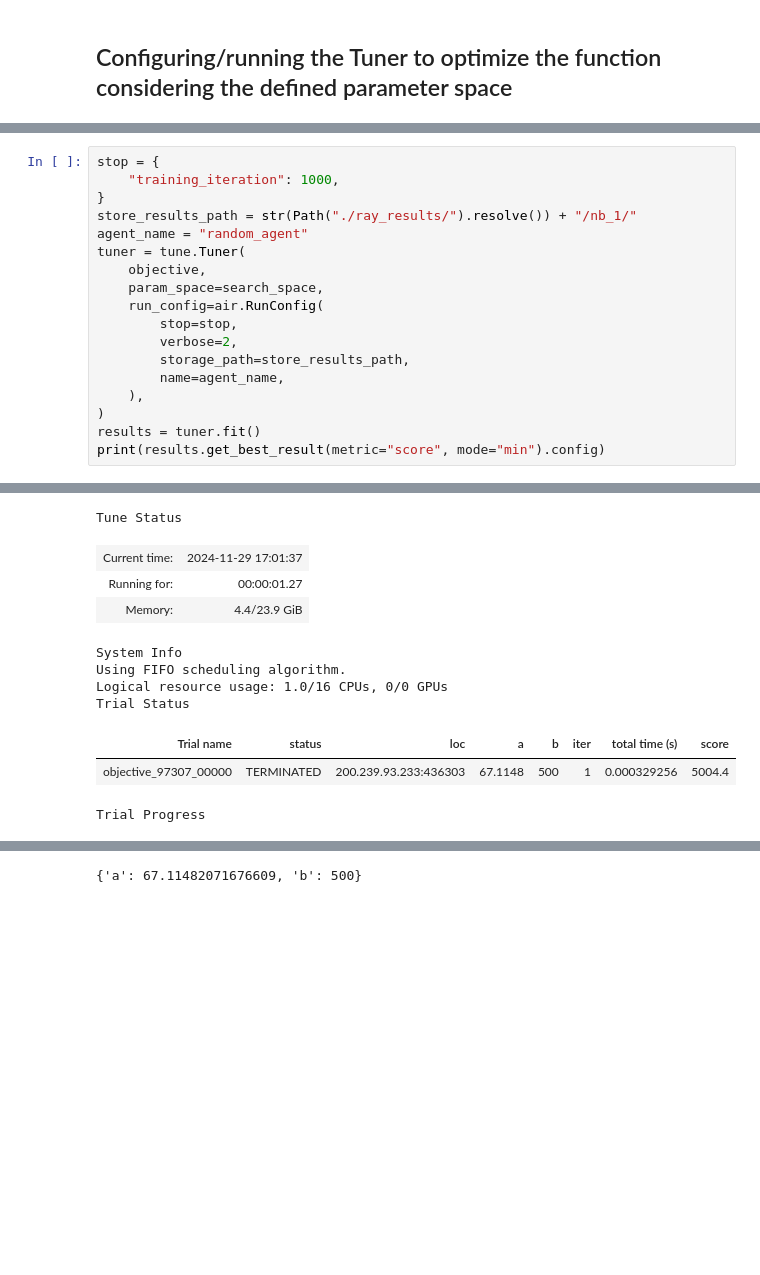
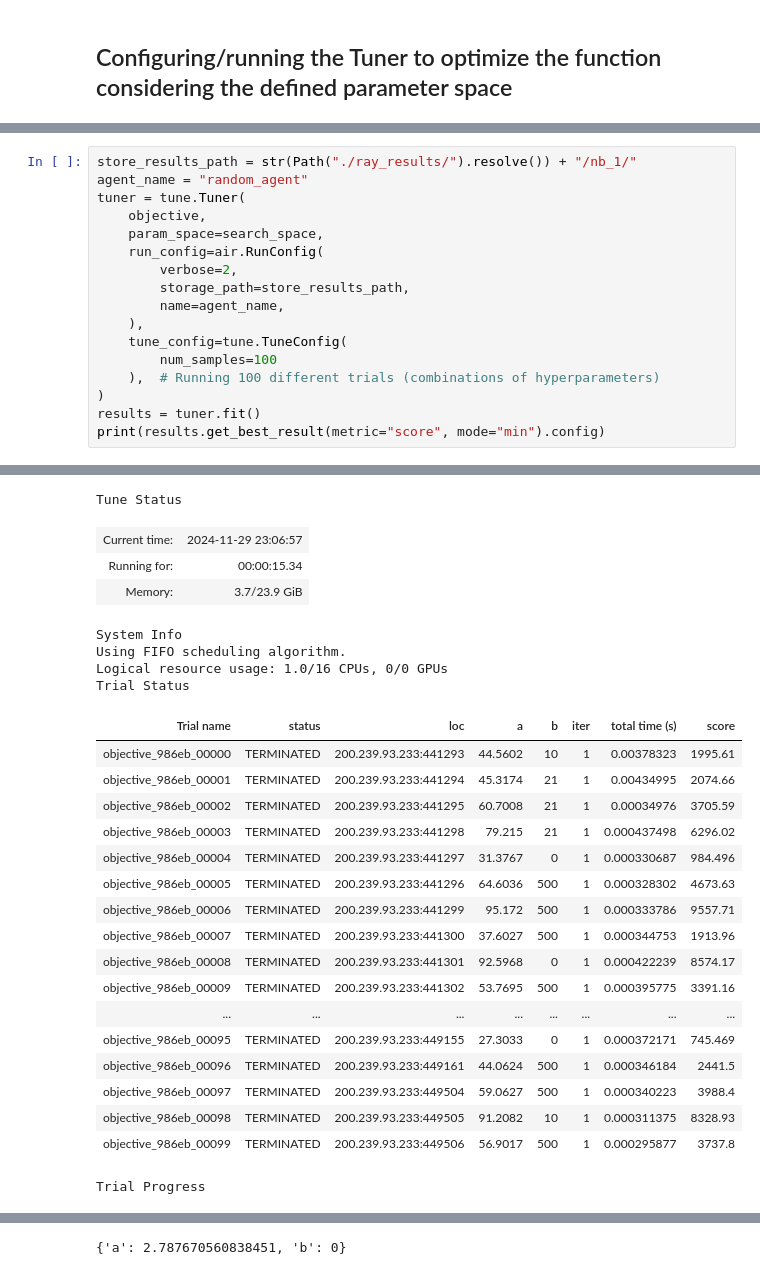
Before and after one commit to cleversonahum/ray_minicourse, a Jupyter notebook: lesson_2/1-learning_optimize_function_parameters.ipynb, the cells around one changed output, grey strips where cells are left out. Saved outputs shown, nothing was run; the diff lists cells and outputs as text; blank space fills up the shorter version.

```diff
--- a/lesson_2/1-learning_optimize_function_parameters.ipynb
+++ b/lesson_2/1-learning_optimize_function_parameters.ipynb
@@ -43,18 +51,17 @@ It is the same tune.Tuner structure we used in the [lesson 1 activity 2](../less
 # %%
-stop = {
-    "training_iteration": 1000,
-}
 store_results_path = str(Path("./ray_results/").resolve()) + "/nb_1/"
 agent_name = "random_agent"
 tuner = tune.Tuner(
     objective,
     param_space=search_space,
     run_config=air.RunConfig(
-        stop=stop,
         verbose=2,
         storage_path=store_results_path,
         name=agent_name,
     ),
+    tune_config=tune.TuneConfig(
+        num_samples=100
+    ),  # Running 100 different trials (combinations of hyperparameters)
 )
 results = tuner.fit()
 print(results.get_best_result(metric="score", mode="min").config)
@@ -65,12 +70,27 @@ print(results.get_best_result(metric="score", mode="min").config)
 Tune Status
-| Current time: | 2024-11-29 17:01:37 |
-| Running for: | 00:00:01.27 |
-| Memory: | 4.4/23.9 GiB |
+| Current time: | 2024-11-29 23:06:57 |
+| Running for: | 00:00:15.34 |
+| Memory: | 3.7/23.9 GiB |
 System Info
 Using FIFO scheduling algorithm.
 Logical resource usage: 1.0/16 CPUs, 0/0 GPUs
 Trial Status
 | Trial name | status | loc | a | b | iter | total time (s) | score |
-| objective_97307_00000 | TERMINATED | 200.239.93.233:436303 | 67.1148 | 500 | 1 | 0.000329256 | 5004.4 |
+| objective_986eb_00000 | TERMINATED | 200.239.93.233:441293 | 44.5602 | 10 | 1 | 0.00378323 | 1995.61 |
+| objective_986eb_00001 | TERMINATED | 200.239.93.233:441294 | 45.3174 | 21 | 1 | 0.00434995 | 2074.66 |
+| objective_986eb_00002 | TERMINATED | 200.239.93.233:441295 | 60.7008 | 21 | 1 | 0.00034976 | 3705.59 |
+| objective_986eb_00003 | TERMINATED | 200.239.93.233:441298 | 79.215 | 21 | 1 | 0.000437498 | 6296.02 |
+| objective_986eb_00004 | TERMINATED | 200.239.93.233:441297 | 31.3767 | 0 | 1 | 0.000330687 | 984.496 |
+| objective_986eb_00005 | TERMINATED | 200.239.93.233:441296 | 64.6036 | 500 | 1 | 0.000328302 | 4673.63 |
+| objective_986eb_00006 | TERMINATED | 200.239.93.233:441299 | 95.172 | 500 | 1 | 0.000333786 | 9557.71 |
+| objective_986eb_00007 | TERMINATED | 200.239.93.233:441300 | 37.6027 | 500 | 1 | 0.000344753 | 1913.96 |
+| objective_986eb_00008 | TERMINATED | 200.239.93.233:441301 | 92.5968 | 0 | 1 | 0.000422239 | 8574.17 |
+| objective_986eb_00009 | TERMINATED | 200.239.93.233:441302 | 53.7695 | 500 | 1 | 0.000395775 | 3391.16 |
+| ... | ... | ... | ... | ... | ... | ... | ... |
+| objective_986eb_00095 | TERMINATED | 200.239.93.233:449155 | 27.3033 | 0 | 1 | 0.000372171 | 745.469 |
+| objective_986eb_00096 | TERMINATED | 200.239.93.233:449161 | 44.0624 | 500 | 1 | 0.000346184 | 2441.5 |
+| objective_986eb_00097 | TERMINATED | 200.239.93.233:449504 | 59.0627 | 500 | 1 | 0.000340223 | 3988.4 |
+| objective_986eb_00098 | TERMINATED | 200.239.93.233:449505 | 91.2082 | 10 | 1 | 0.000311375 | 8328.93 |
+| objective_986eb_00099 | TERMINATED | 200.239.93.233:449506 | 56.9017 | 500 | 1 | 0.000295877 | 3737.8 |
 Trial Progress
 | Trial name | score |
@@ -80 +115 @@ Trial Progress
-{'a': 67.11482071676609, 'b': 500}
+{'a': 2.787670560838451, 'b': 0}
```
Also changed, not shown: parts of 10 cells of this notebook.
